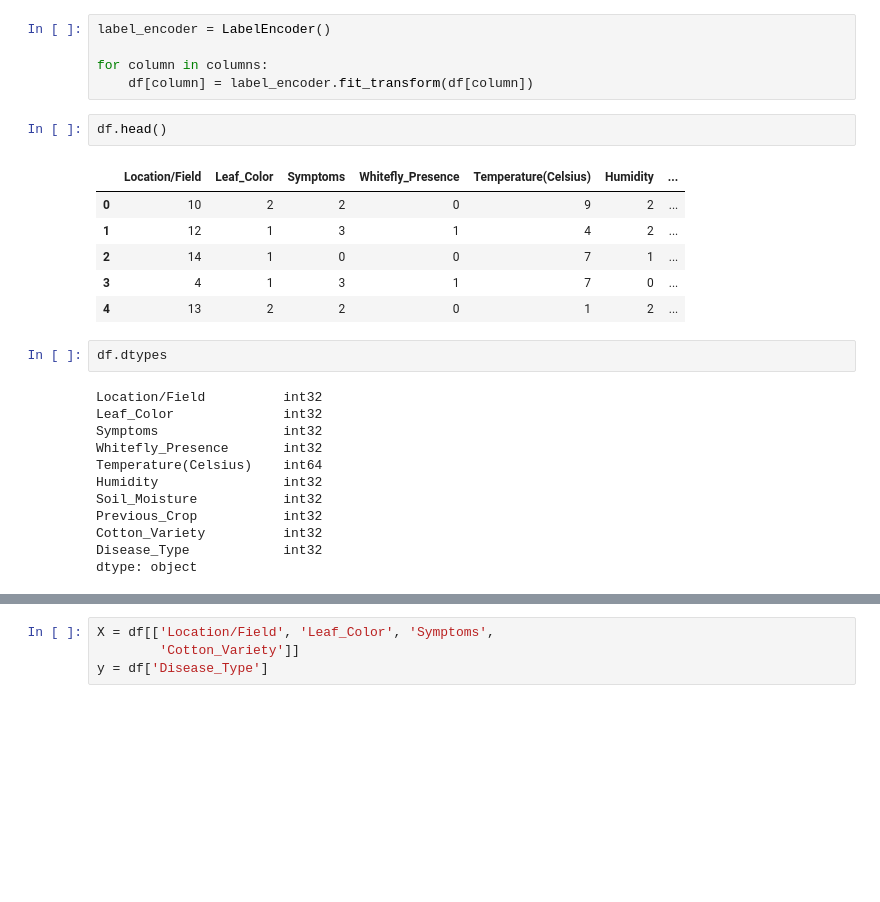
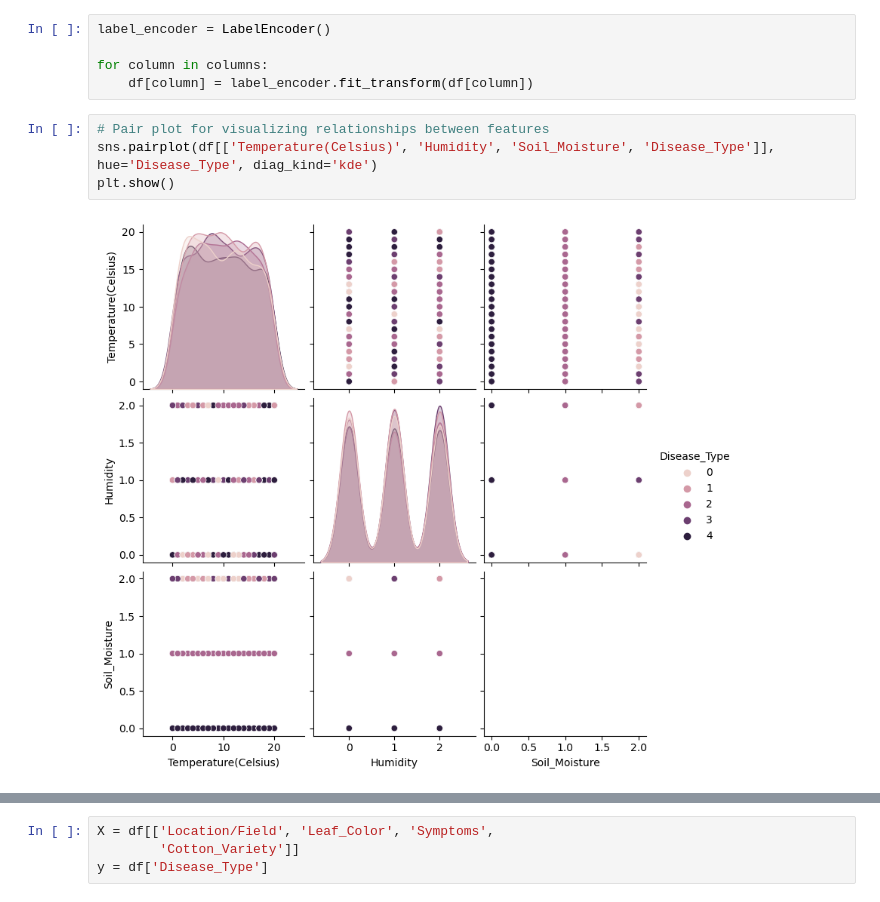
Before and after one commit to Babyshree/DISEASE-CLASSIFICATION-IN-COTTON-PLANTS-USING-MACHINE-LEARNING, a Jupyter notebook: Cotton_Plant_Disease_Type.ipynb, the cells around one changed output, grey strips where cells are left out. Saved outputs shown, nothing was run; the diff lists cells and outputs as text; blank space fills up the shorter version.

```diff
--- a/Cotton_Plant_Disease_Type.ipynb
+++ b/Cotton_Plant_Disease_Type.ipynb
@@ -149,26 +151,9 @@ label_encoder = LabelEncoder()
 
 for column in columns:
     df[column] = label_encoder.fit_transform(df[column])
-# %%
-df.head()
-# %% [output]
-|  | Location/Field | Leaf_Color | Symptoms | Whitefly_Presence | Temperature(Celsius) | Humidity | ... |
-| 0 | 10 | 2 | 2 | 0 | 9 | 2 | ... |
-| 1 | 12 | 1 | 3 | 1 | 4 | 2 | ... |
-| 2 | 14 | 1 | 0 | 0 | 7 | 1 | ... |
-| 3 | 4 | 1 | 3 | 1 | 7 | 0 | ... |
-| 4 | 13 | 2 | 2 | 0 | 1 | 2 | ... |
-# %%
-df.dtypes
-# %% [output]
-Location/Field          int32
-Leaf_Color              int32
-Symptoms                int32
-Whitefly_Presence       int32
-Temperature(Celsius)    int64
-Humidity                int32
-Soil_Moisture           int32
-Previous_Crop           int32
-Cotton_Variety          int32
-Disease_Type            int32
-dtype: object
+# %%
+# Pair plot for visualizing relationships between features
+sns.pairplot(df[['Temperature(Celsius)', 'Humidity', 'Soil_Moisture', 'Disease_Type']], hue='Disease_Type', diag_kind='kde')
+plt.show()
+# %% [output]
+[figure, added]
```
Also changed, not shown: parts of 15 cells of this notebook, 2 other files.
